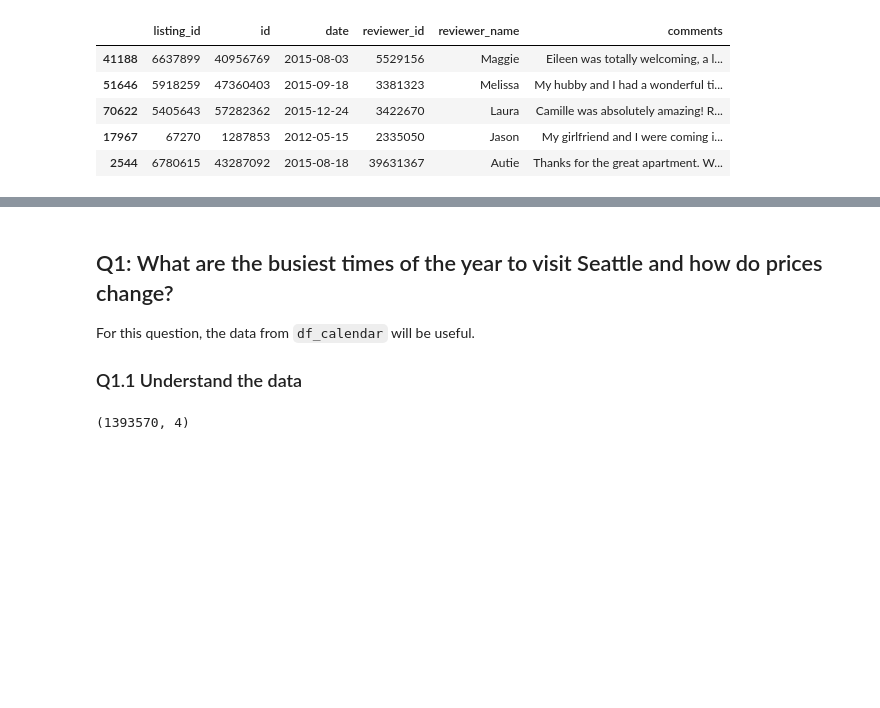
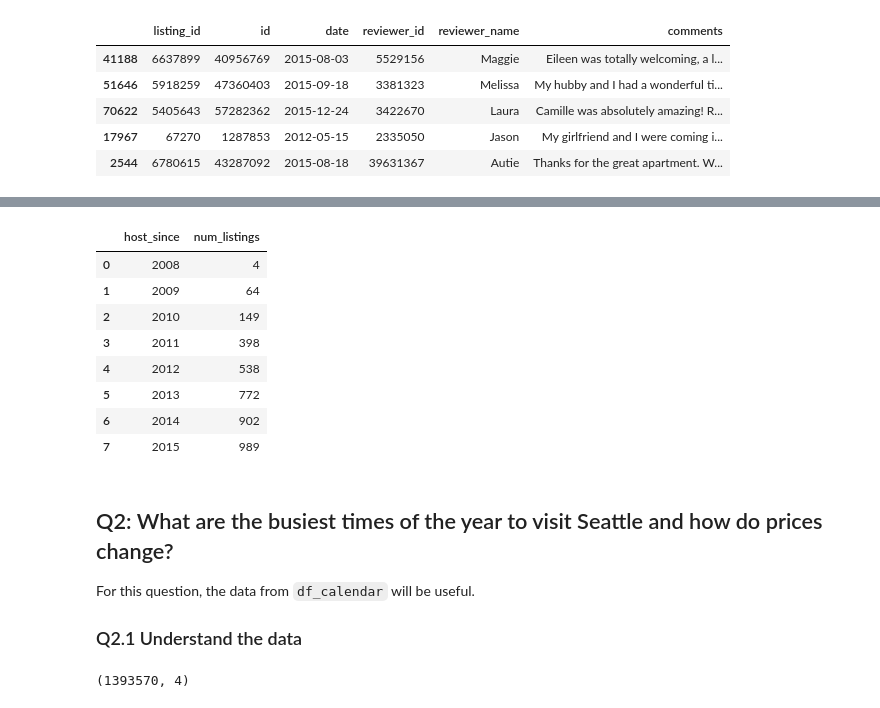
Before and after one commit to diangamichael/pythontest, a Jupyter notebook: airbnb.ipynb, the cells around one changed output, grey strips where cells are left out. Cells and saved outputs as stored; diff of their text form; code cells hidden in the pictures; blank space fills up the shorter version.

```diff
--- a/airbnb.ipynb
+++ b/airbnb.ipynb
@@ -143,9 +199,21 @@ df_reviews.sample(5, random_state=42)
+# %%
+df_new_listings
+# %% [output]
+|  | host_since | num_listings |
+| 0 | 2008 | 4 |
+| 1 | 2009 | 64 |
+| 2 | 2010 | 149 |
+| 3 | 2011 | 398 |
+| 4 | 2012 | 538 |
+| 5 | 2013 | 772 |
+| 6 | 2014 | 902 |
+| 7 | 2015 | 989 |
 # %% [markdown]
-## Q1: What are the busiest times of the year to visit Seattle and how do prices change?
+## Q2: What are the busiest times of the year to visit Seattle and how do prices change?
 
 For this question, the data from `df_calendar` will be useful.
 
-### Q1.1 Understand the data
+### Q2.1 Understand the data
 # %%
 df_calendar.shape
 # %% [output]
```
Also changed, not shown: parts of 40 cells of this notebook.
